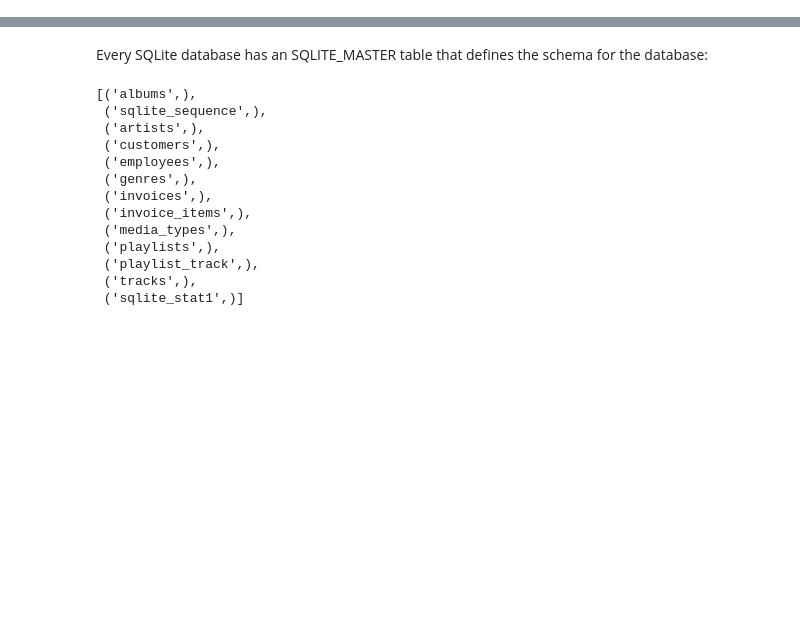
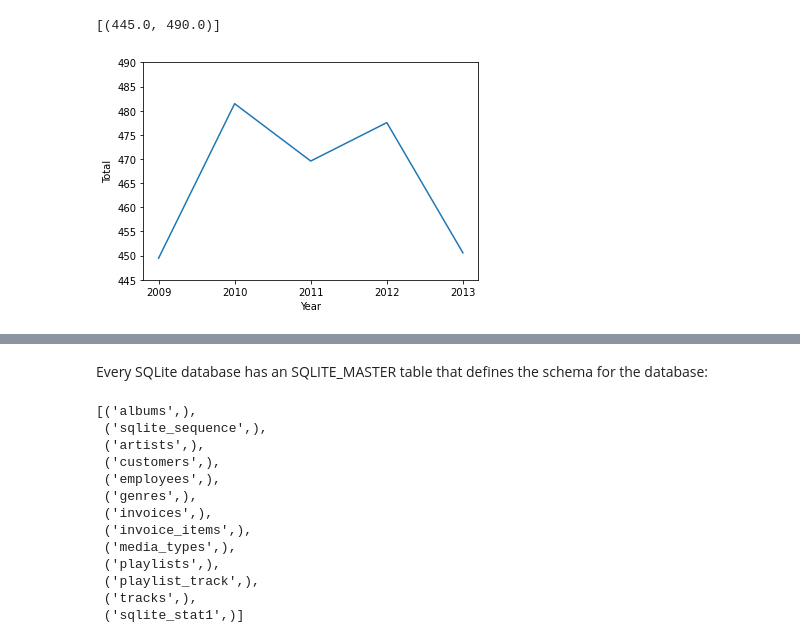
Before and after one commit to alinasansevich/chinook_SQLite_db_analysis, a Jupyter notebook: Chinook_SQLite_database_analysis.ipynb, the cells around one changed output, grey strips where cells are left out. Cells and saved outputs as stored; diff of their text form; code cells hidden in the pictures; blank space fills up the shorter version.

```diff
--- a/Chinook_SQLite_database_analysis.ipynb
+++ b/Chinook_SQLite_database_analysis.ipynb
@@ -17,0 +158,19 @@ cur = conn.cursor()
+# %%
+# plot sales per year
+query = ("""
+SELECT strftime('%Y', InvoiceDate) AS Year, COUNT(strftime('%Y', InvoiceDate)) as Count
+FROM Invoices
+GROUP BY strftime('%Y', InvoiceDate)
+""")
+query2 = ("""
+SELECT strftime('%Y', InvoiceDate) AS Year, SUM(Total) as Total
+FROM Invoices
+GROUP BY strftime('%Y', InvoiceDate)
+""")
+
+sales_per_year = pd.read_sql(query, conn)
+total_per_year = pd.read_sql(query2, conn)
+
+total_y_sales = sales_per_year.merge(total_per_year, how='left', on='Year')
+total_y_sales.set_index('Year', inplace=True)
+total_y_sales
@@ -17,0 +185,6 @@ cur = conn.cursor()
+# %%
+ax = sns.lineplot(data=total_y_sales, x='Year', y='Total')
+ax.set(ylim=(445, 490))
+# %% [output]
+[(445.0, 490.0)]
+[figure, added]
```
Also changed, not shown: parts of 25 cells of this notebook.
